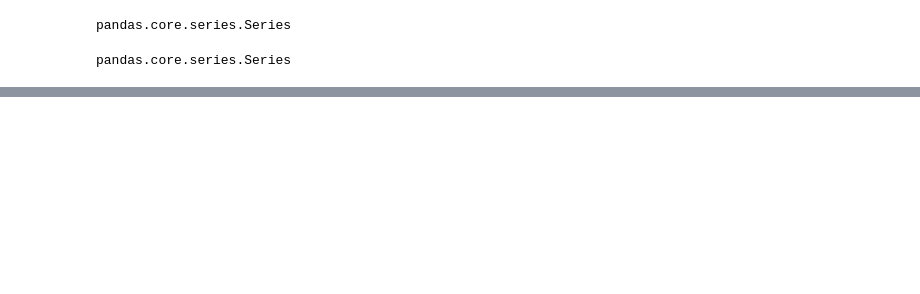
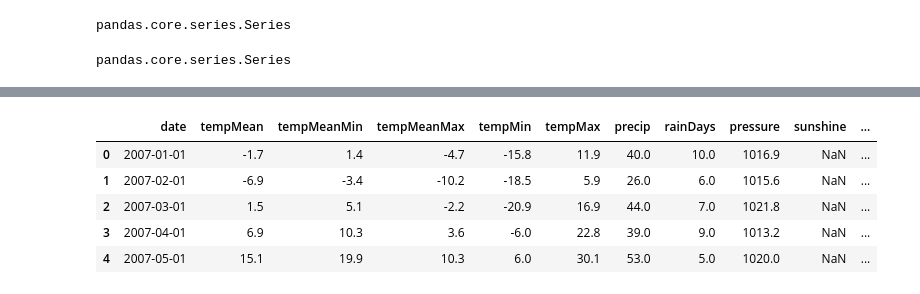
Before and after one commit to jnnhuynh-web/Project-1, a Jupyter notebook: Meteostat/Meteostat Data Grab.ipynb, the cells around one changed output, grey strips where cells are left out. Drawn from its saved outputs; the diff is of its cells as text; code cells hidden in the pictures; blank space fills up the shorter version.

```diff
--- a/Meteostat/Meteostat Data Grab.ipynb
+++ b/Meteostat/Meteostat Data Grab.ipynb
@@ -163,0 +211,9 @@ y_axis_tempMax = df['tempMax']
+# %%
+df.head()
+# %% [output]
+|  | date | tempMean | tempMeanMin | tempMeanMax | tempMin | tempMax | precip | rainDays | pressure | sunshine | ... |
+| 0 | 2007-01-01 | -1.7 | 1.4 | -4.7 | -15.8 | 11.9 | 40.0 | 10.0 | 1016.9 | NaN | ... |
+| 1 | 2007-02-01 | -6.9 | -3.4 | -10.2 | -18.5 | 5.9 | 26.0 | 6.0 | 1015.6 | NaN | ... |
+| 2 | 2007-03-01 | 1.5 | 5.1 | -2.2 | -20.9 | 16.9 | 44.0 | 7.0 | 1021.8 | NaN | ... |
+| 3 | 2007-04-01 | 6.9 | 10.3 | 3.6 | -6.0 | 22.8 | 39.0 | 9.0 | 1013.2 | NaN | ... |
+| 4 | 2007-05-01 | 15.1 | 19.9 | 10.3 | 6.0 | 30.1 | 53.0 | 5.0 | 1020.0 | NaN | ... |
```
Also changed, not shown: parts of 13 cells of this notebook, 1 other file.
